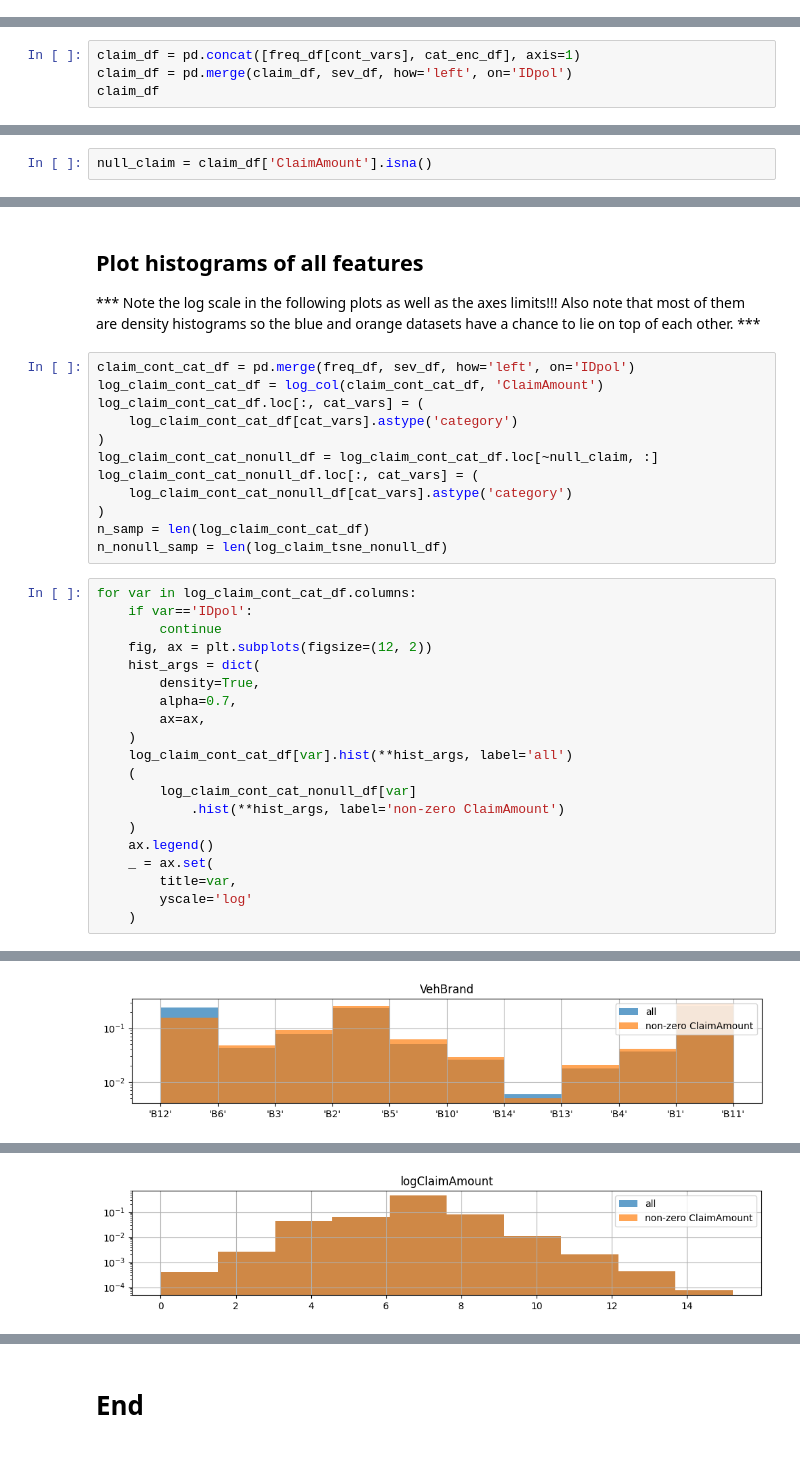
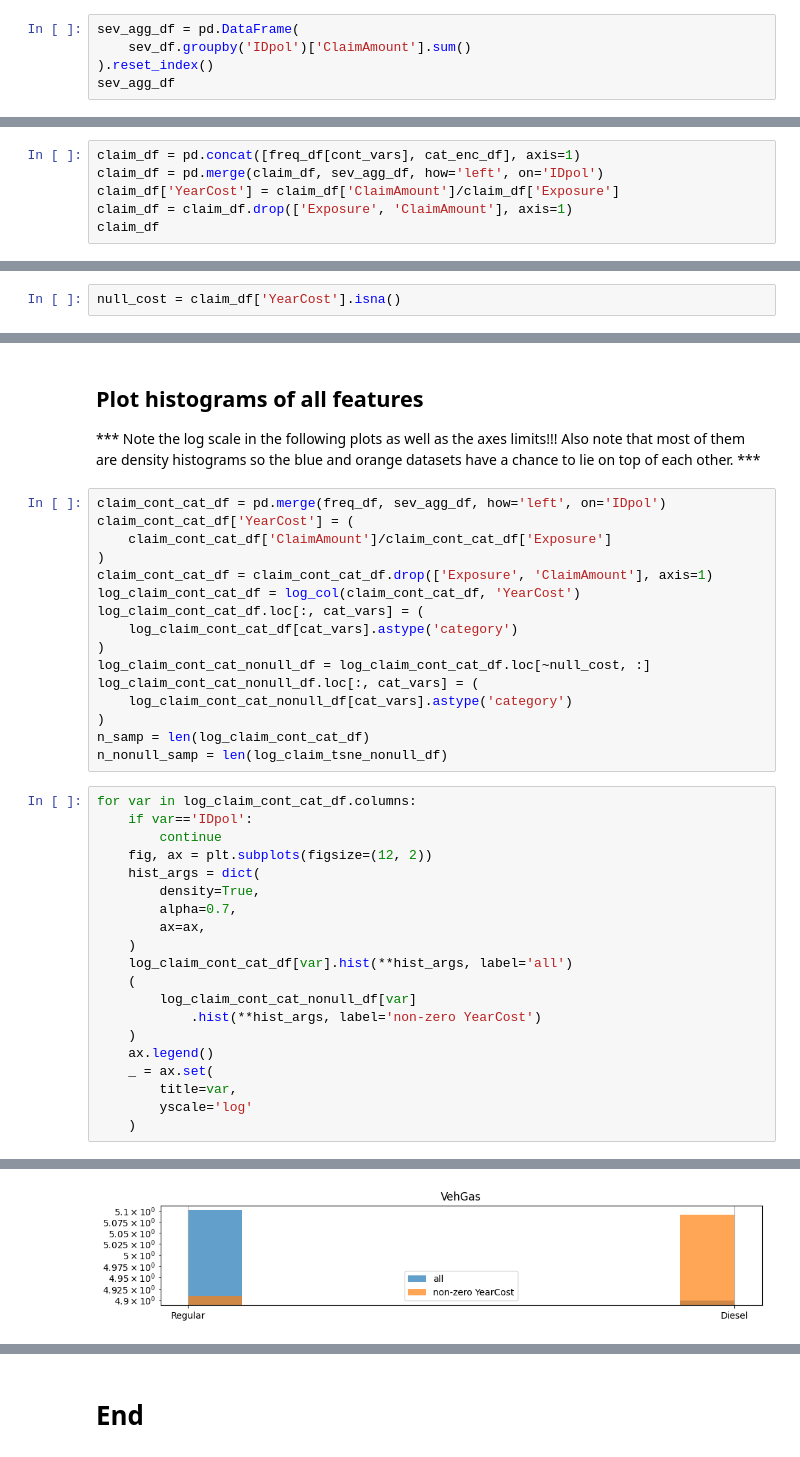
Before and after one commit to jonathan-r-leong/huk-ds-coding-challenge, a Jupyter notebook: exploratory_analysis.ipynb, the cells around one changed output, grey strips where cells are left out. Cells and saved outputs as stored; diff of their text form.

Commit message:
Fixed the analysis to use the log(YearlyCost/customer) which is what was asked for. Also fixed a lot of the problems with the data. The previous commit was using the raw ClaimAmount field.

```diff
--- a/exploratory_analysis.ipynb
+++ b/exploratory_analysis.ipynb
@@ -166,3 +182,8 @@ cat_enc_df
 | 678011 | 0.0 | 1.0 | 0.0 | 0.0 | 0.0 | 0.0 | 0.0 | 0.0 | ... |
 | 678012 | 0.0 | 1.0 | 0.0 | 0.0 | 0.0 | 0.0 | 0.0 | 0.0 | ... |
 678013 rows × 41 columns
+# %%
+sev_agg_df = pd.DataFrame(
+    sev_df.groupby('IDpol')['ClaimAmount'].sum()
+).reset_index()
+sev_agg_df
@@ -172,6 +207,8 @@ cat_enc_df
 ### Preprocess data
 # %%
 claim_df = pd.concat([freq_df[cont_vars], cat_enc_df], axis=1)
-claim_df = pd.merge(claim_df, sev_df, how='left', on='IDpol')
+claim_df = pd.merge(claim_df, sev_agg_df, how='left', on='IDpol')
+claim_df['YearCost'] = claim_df['ClaimAmount']/claim_df['Exposure']
+claim_df = claim_df.drop(['Exposure', 'ClaimAmount'], axis=1)
 claim_df
 # %% [output]
@@ -201,5 +238,5 @@ The dependent variable containing the claims amounts has a huge range! There als
 # %%
-null_claim = claim_df['ClaimAmount'].isna()
+null_cost = claim_df['YearCost'].isna()
 # %%
 def log_col(df, col):
     """
@@ -410,12 +447,16 @@ pd.reset_option('^display.', silent=True)
 ## Plot histograms of all features
 *** Note the log scale in the following plots as well as the axes limits!!! Also note that most of them are density histograms so the blue and orange datasets have a chance to lie on top of each other. ***
 # %%
-claim_cont_cat_df = pd.merge(freq_df, sev_df, how='left', on='IDpol')
-log_claim_cont_cat_df = log_col(claim_cont_cat_df, 'ClaimAmount')
+claim_cont_cat_df = pd.merge(freq_df, sev_agg_df, how='left', on='IDpol')
+claim_cont_cat_df['YearCost'] = (
+    claim_cont_cat_df['ClaimAmount']/claim_cont_cat_df['Exposure']
+)
+claim_cont_cat_df = claim_cont_cat_df.drop(['Exposure', 'ClaimAmount'], axis=1)
+log_claim_cont_cat_df = log_col(claim_cont_cat_df, 'YearCost')
 log_claim_cont_cat_df.loc[:, cat_vars] = (
     log_claim_cont_cat_df[cat_vars].astype('category')
 )
-log_claim_cont_cat_nonull_df = log_claim_cont_cat_df.loc[~null_claim, :]
+log_claim_cont_cat_nonull_df = log_claim_cont_cat_df.loc[~null_cost, :]
 log_claim_cont_cat_nonull_df.loc[:, cat_vars] = (
     log_claim_cont_cat_nonull_df[cat_vars].astype('category')
 )
@@ -434,7 +475,7 @@ for var in log_claim_cont_cat_df.columns:
     log_claim_cont_cat_df[var].hist(**hist_args, label='all')
     (
         log_claim_cont_cat_nonull_df[var]
-            .hist(**hist_args, label='non-zero ClaimAmount')
+            .hist(**hist_args, label='non-zero YearCost')
     )
     ax.legend()
     _ = ax.set(
@@ -452 +493 @@ for var in log_claim_cont_cat_df.columns:
-[figure, old version]
+[figure, new version]
@@ -456,4 +497,3 @@ for var in log_claim_cont_cat_df.columns:
-[figure, removed]
 # %%
 for var in log_claim_cont_cat_df.columns:
     if var=='IDpol':
```
Also changed, not shown: parts of 21 cells of this notebook, 1 other file.
